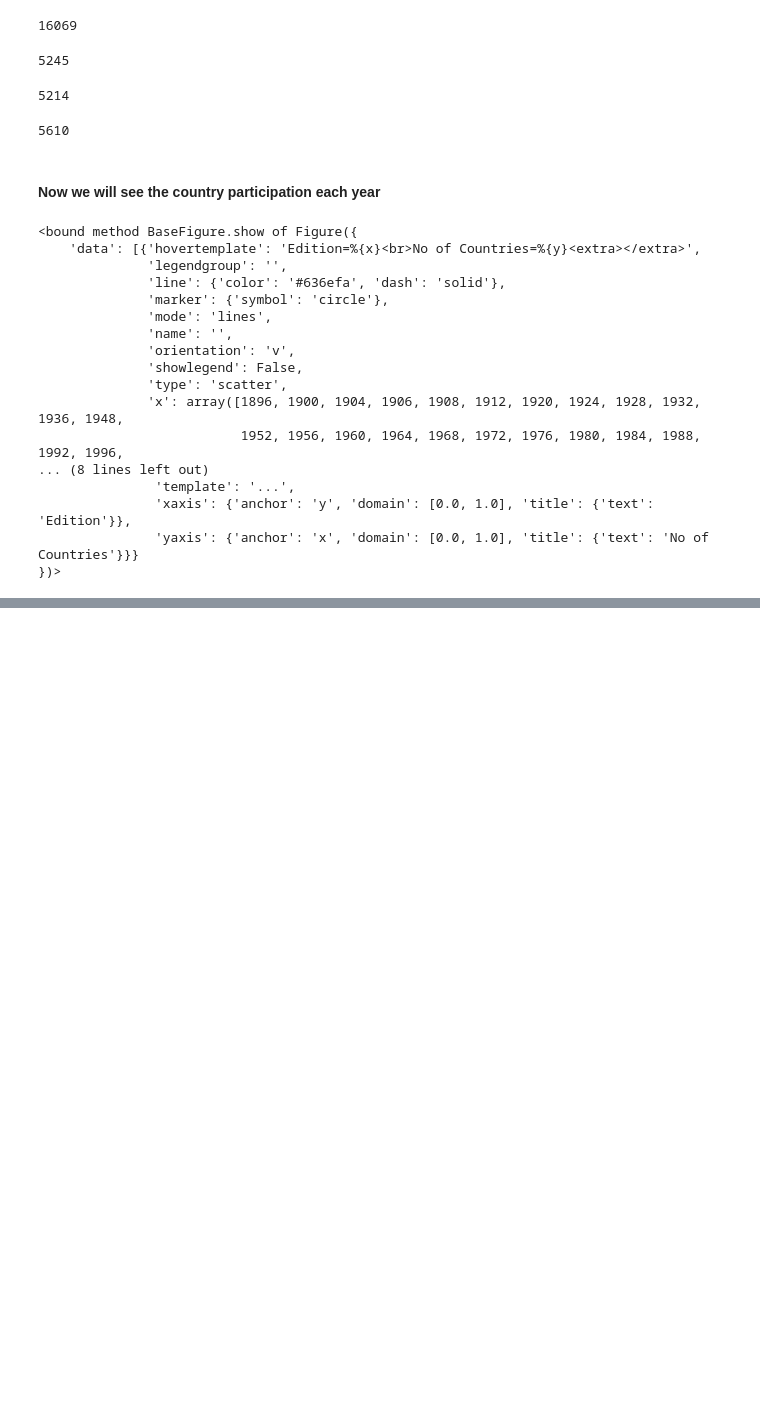
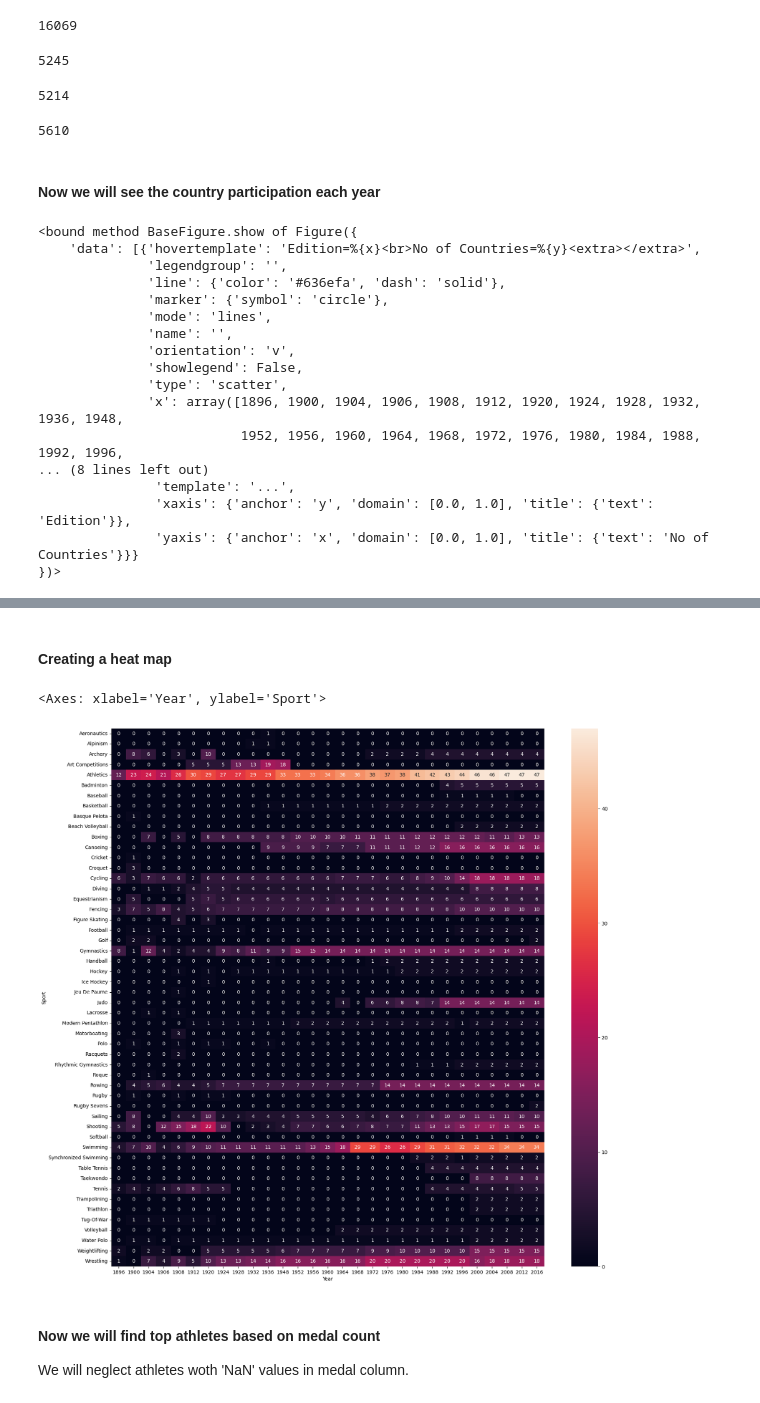
Before and after one commit to TripathiAmbrish/Olympics-Data-Analysis, a Jupyter notebook: Olympics_DA_JPNb.ipynb, the cells around one changed output, grey strips where cells are left out. Drawn from its saved outputs; the diff is of its cells as text; code cells hidden in the pictures; blank space fills up the shorter version.

```diff
--- a/Olympics_DA_JPNb.ipynb
+++ b/Olympics_DA_JPNb.ipynb
@@ -476,0 +474,15 @@ fig.show
+# %% [markdown]
+#### Creating a heat map
+# %%
+heat_m = ae_df.drop_duplicates(['Year','Event','Event'])
+# %%
+import seaborn as sbn
+import matplotlib.pyplot as plt
+plt.figure(figsize = [20, 20])
+sbn.heatmap(heat_m.pivot_table(index = 'Sport', columns = 'Year', values = 'Event', aggfunc = 'count').fillna(0).astype('int'), annot = True)
+# %% [output]
+<Axes: xlabel='Year', ylabel='Sport'>
+[figure, added]
+# %% [markdown]
+#### Now we will find top athletes based on medal count
+We will neglect athletes woth 'NaN' values in medal column.
```
Also changed, not shown: parts of 8 cells of this notebook.
